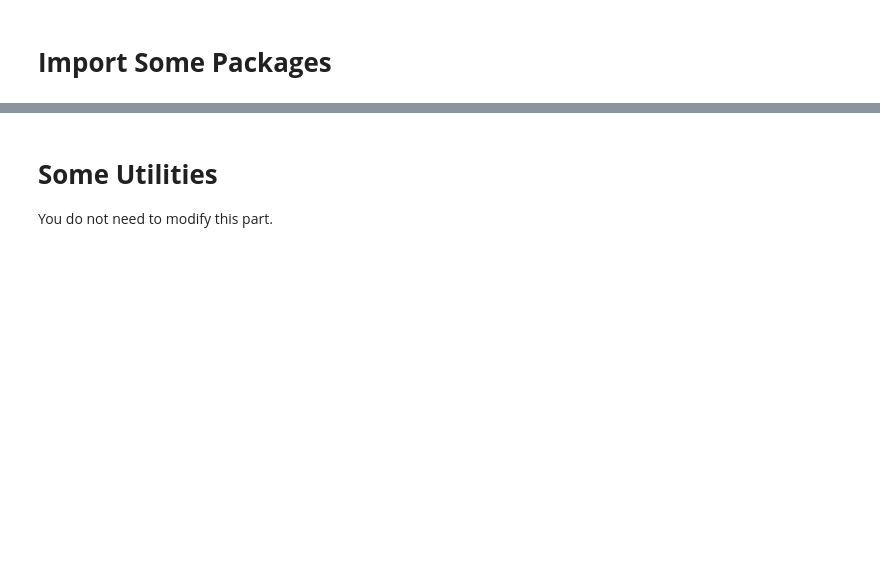
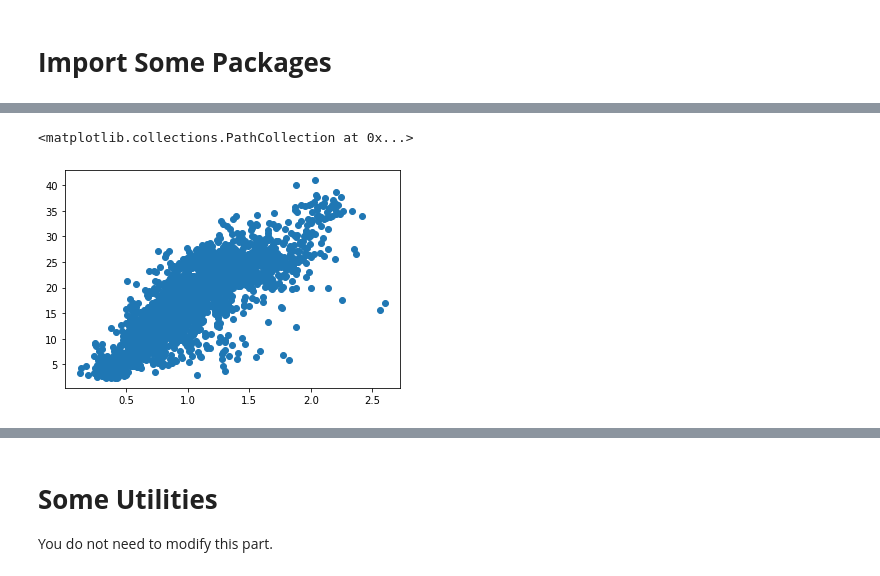
Before and after one commit to Coldeye2020/colab, a Jupyter notebook: HW01/HW01.ipynb, the cells around one changed output, grey strips where cells are left out. Cells and saved outputs as stored; diff of their text form; code cells hidden in the pictures; blank space fills up the shorter version.

```diff
--- a/HW01/HW01.ipynb
+++ b/HW01/HW01.ipynb
@@ -59,3 +62,8 @@ np.random.seed(myseed)
 torch.manual_seed(myseed)
 if torch.cuda.is_available():
     torch.cuda.manual_seed_all(myseed)
+# %%
+tr_path = 'covid.train.csv'  # path to training data
+tt_path = 'covid.test.csv'   # path to testing data
+data_tr = pd.read_csv(tr_path) #读取训练数据
+data_tt = pd.read_csv(tt_path) #读取测试数据
@@ -61,0 +114,3 @@ if torch.cuda.is_available():
+# %%
+data_tr.drop(['id'], axis = 1, inplace = True)
+data_tt.drop(['id'], axis = 1, inplace = True)
@@ -61,0 +157,5 @@ if torch.cuda.is_available():
+# %%
+plt.scatter(data_tr.loc[:, 'cli'], data_tr.loc[:, 'tested_positive.2']) #肉眼分析cli特征与目标之间相关性
+# %% [output]
+<matplotlib.collections.PathCollection at 0x...>
+[figure, added]
```
Also changed, not shown: parts of 22 cells of this notebook.
